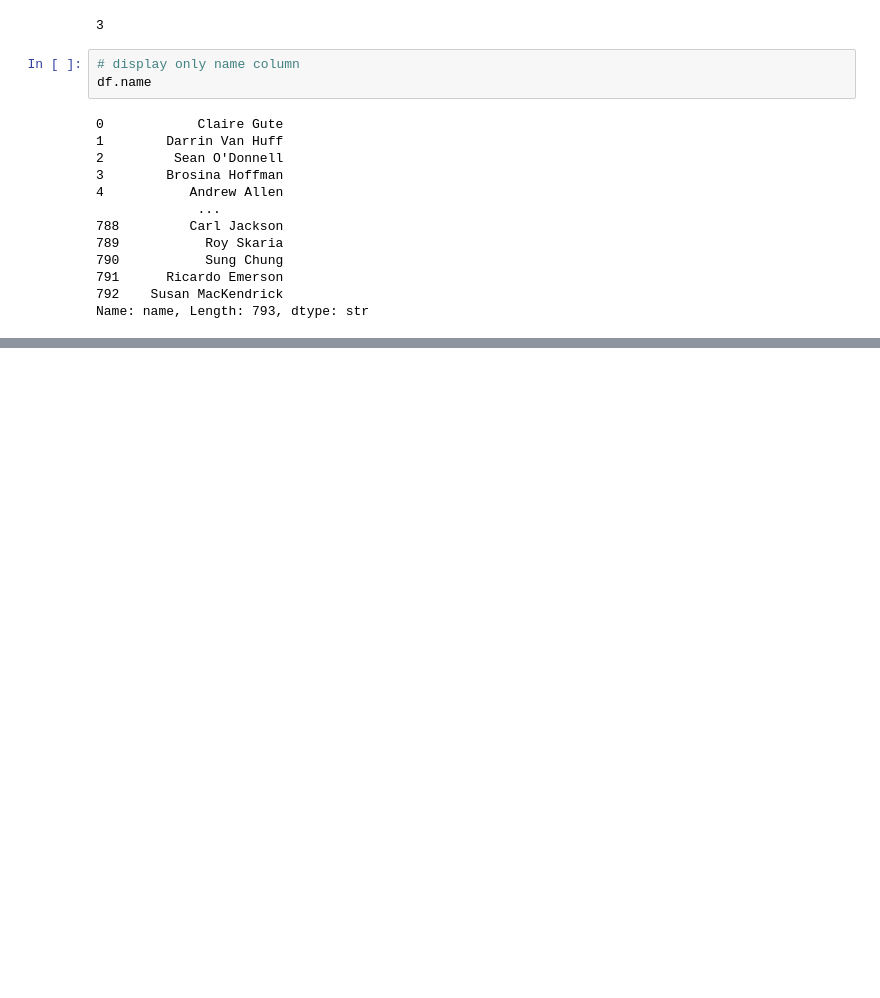
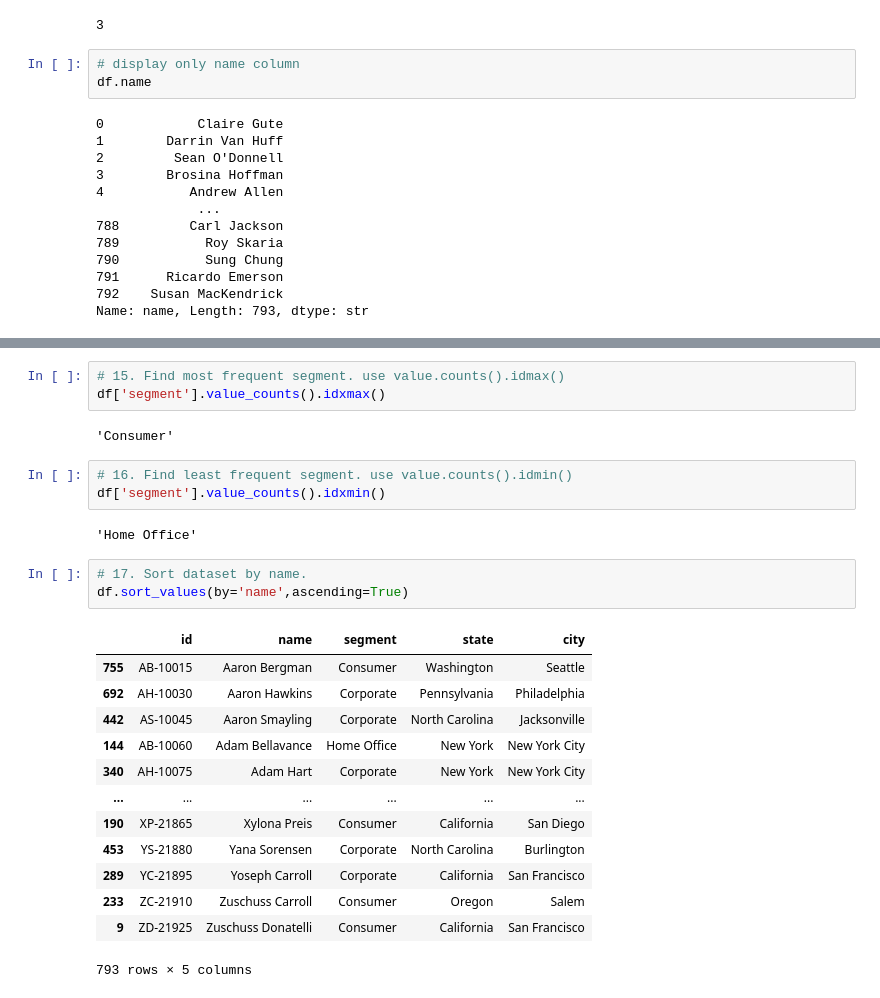
Before and after one commit to Nandanalinson/Python-core-concepts, a Jupyter notebook: day40/customers.ipynb, the cells around one changed output, grey strips where cells are left out. Drawn from its saved outputs; the diff is of its cells as text; blank space fills up the shorter version.

Commit message:
pandas: dataset questions

```diff
--- a/day40/customers.ipynb
+++ b/day40/customers.ipynb
@@ -123,0 +186,27 @@ Name: name, Length: 793, dtype: str
+# %%
+# 15. Find most frequent segment. use value.counts().idmax()
+df['segment'].value_counts().idxmax()
+# %% [output]
+'Consumer'
+# %%
+# 16. Find least frequent segment. use value.counts().idmin()
+df['segment'].value_counts().idxmin()
+# %% [output]
+'Home Office'
+# %%
+# 17. Sort dataset by name.
+df.sort_values(by='name',ascending=True)
+# %% [output]
+|  | id | name | segment | state | city |
+| 755 | AB-10015 | Aaron Bergman | Consumer | Washington | Seattle |
+| 692 | AH-10030 | Aaron Hawkins | Corporate | Pennsylvania | Philadelphia |
+| 442 | AS-10045 | Aaron Smayling | Corporate | North Carolina | Jacksonville |
+| 144 | AB-10060 | Adam Bellavance | Home Office | New York | New York City |
+| 340 | AH-10075 | Adam Hart | Corporate | New York | New York City |
+| ... | ... | ... | ... | ... | ... |
+| 190 | XP-21865 | Xylona Preis | Consumer | California | San Diego |
+| 453 | YS-21880 | Yana Sorensen | Corporate | North Carolina | Burlington |
+| 289 | YC-21895 | Yoseph Carroll | Corporate | California | San Francisco |
+| 233 | ZC-21910 | Zuschuss Carroll | Consumer | Oregon | Salem |
+| 9 | ZD-21925 | Zuschuss Donatelli | Consumer | California | San Francisco |
+793 rows × 5 columns
```
Also changed, not shown: parts of 6 cells of this notebook.
